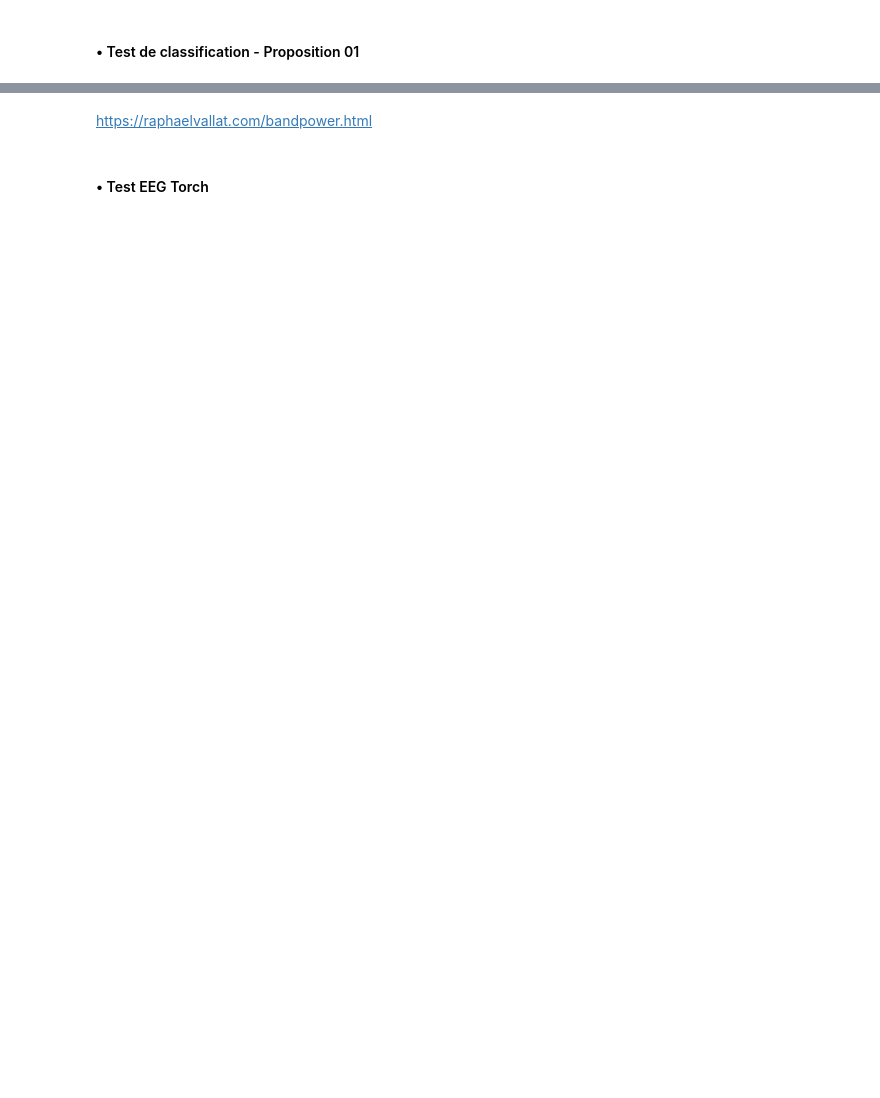
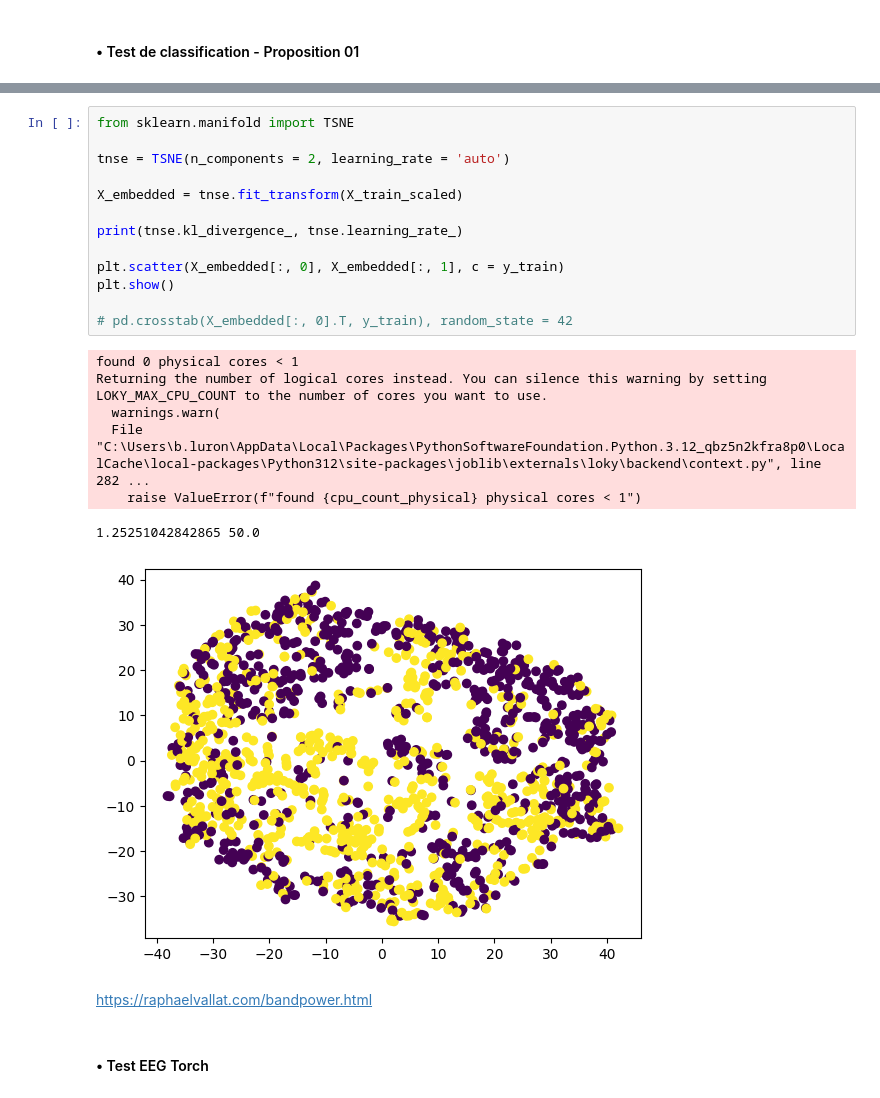
Before and after one commit to philippe-dpz/EEG_proj_repo, a Jupyter notebook: notebooks/Brn_EEG.ipynb, the cells around one changed output, grey strips where cells are left out. Drawn from its saved outputs; the diff is of its cells as text; blank space fills up the shorter version.

```diff
--- a/notebooks/Brn_EEG.ipynb
+++ b/notebooks/Brn_EEG.ipynb
@@ -327,3 +332,24 @@ weighted avg      0.627     0.627     0.626      2160
+# %%
+from sklearn.manifold import TSNE
+
+tnse = TSNE(n_components = 2, learning_rate = 'auto')
+
+X_embedded = tnse.fit_transform(X_train_scaled)
+
+print(tnse.kl_divergence_, tnse.learning_rate_)
+
+plt.scatter(X_embedded[:, 0], X_embedded[:, 1], c = y_train)
+plt.show()
+
+# pd.crosstab(X_embedded[:, 0].T, y_train), random_state = 42
+# %% [output]
+found 0 physical cores < 1
+Returning the number of logical cores instead. You can silence this warning by setting LOKY_MAX_CPU_COUNT to the number of cores you want to use.
+  warnings.warn(
+  File "C:\Users\b.luron\AppData\Local\Packages\PythonSoftwareFoundation.Python.3.12_qbz5n2kfra8p0\LocalCache\local-packages\Python312\site-packages\joblib\externals\loky\backend\context.py", line 282 ...
+    raise ValueError(f"found {cpu_count_physical} physical cores < 1")
+1.25251042842865 50.0
+[figure, added]
 # %% [markdown]
 https://raphaelvallat.com/bandpower.html
 # %% [markdown]
```
Also changed, not shown: parts of 12 cells of this notebook, 1 other file.
